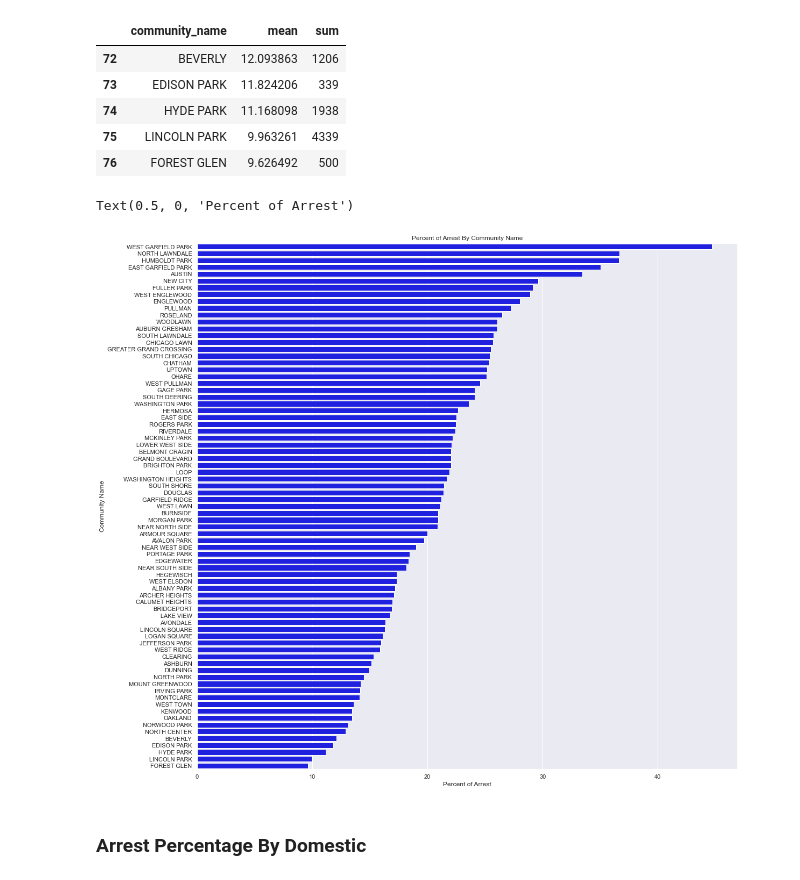
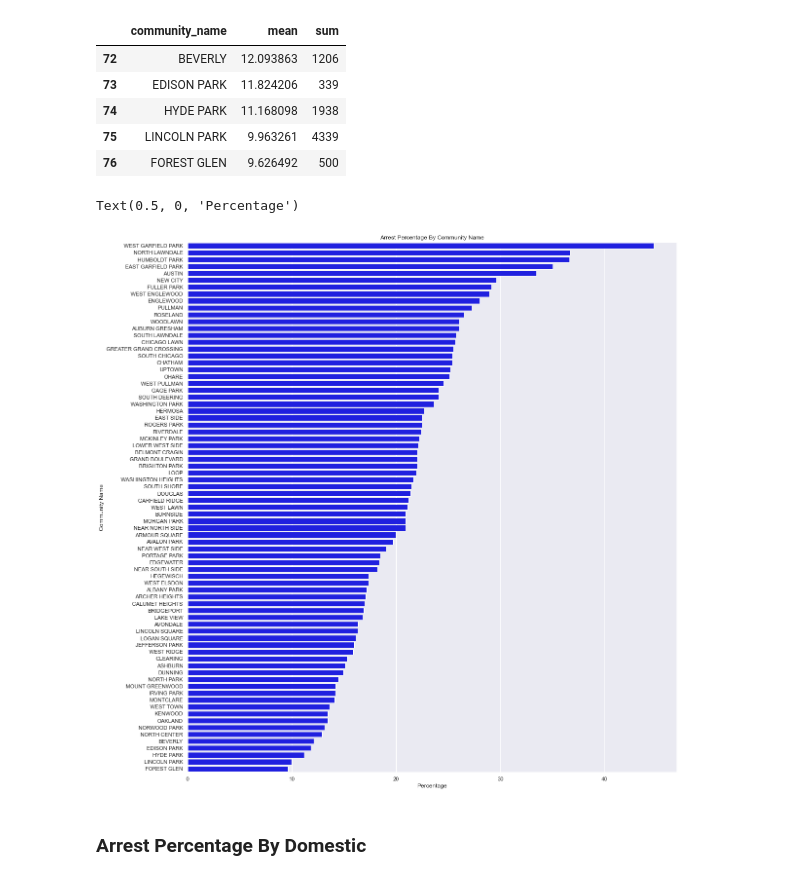
Before and after one commit to AustinYunker/Chicago-Crime-Analysis, a Jupyter notebook: Data Cleaning and Exploration.ipynb, the cells around one changed output. Cells and saved outputs as stored; diff of their text form; code cells hidden in the pictures.

Commit message:
Clean up graphs

```diff
--- a/Data Cleaning and Exploration.ipynb
+++ b/Data Cleaning and Exploration.ipynb
@@ -1243,7 +1205,6 @@ We can see that when comparing the arrest status of crime type grouped by the We
 # %%
-#Group by Community while summarizing by Arrest
-comm_grp = chicago_train.groupby("community_name")["arrest"].aggregate(["mean", "sum"]) \
-                                                                    .sort_values(by="mean", ascending = False)
+#Group by Community Name while summarizing Arrest
+comm_grp = chicago_train.groupby("community_name")["arrest"].aggregate(["mean", "sum"]).sort_values(by="mean", ascending = False)
 comm_grp = comm_grp.reset_index()
 #Change to percentage
 comm_grp["mean"] *= 100
@@ -1266,15 +1227,15 @@ comm_grp.tail()
 | 75 | LINCOLN PARK | 9.963261 | 4339 |
 | 76 | FOREST GLEN | 9.626492 | 500 |
 # %%
-sns.set(rc = {'figure.figsize':(18,18)})
+sns.set(rc = {'figure.figsize':(18,20)})
 sns.barplot(x="mean", y = "community_name", order = comm_grp["community_name"] \
                                             , data = comm_grp, color = "blue")
-plt.title("Percent of Arrest By Community Name")
+plt.title("Arrest Percentage By Community Name")
 plt.ylabel("Community Name")
-plt.xlabel("Percent of Arrest")
+plt.xlabel("Percentage")
 # %% [output]
-Text(0.5, 0, 'Percent of Arrest')
+Text(0.5, 0, 'Percentage')
-[figure, old version]
+[figure, new version]
 # %% [markdown]
 ### Arrest Percentage By Domestic
 # %%
```
Also changed, not shown: parts of 26 cells of this notebook.
